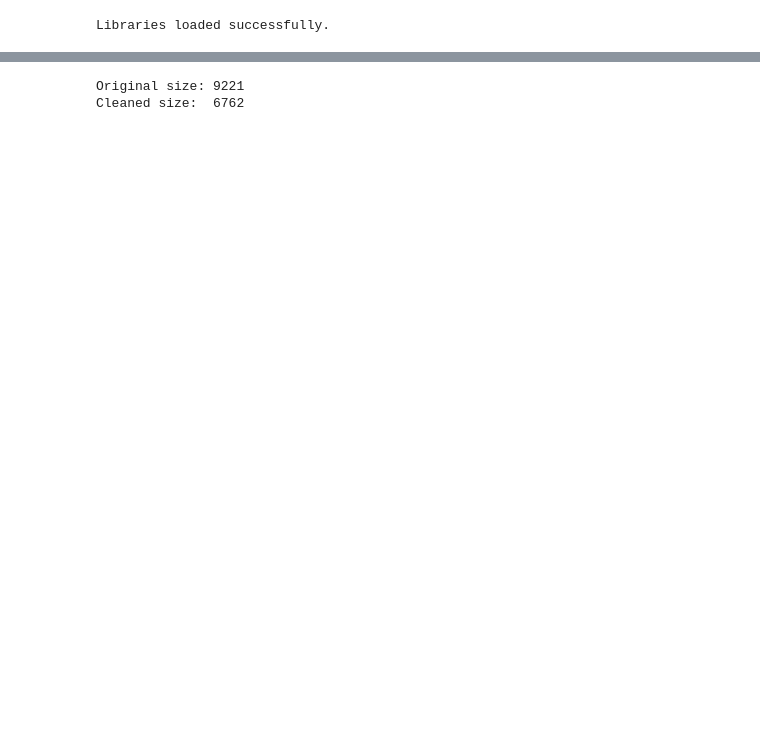
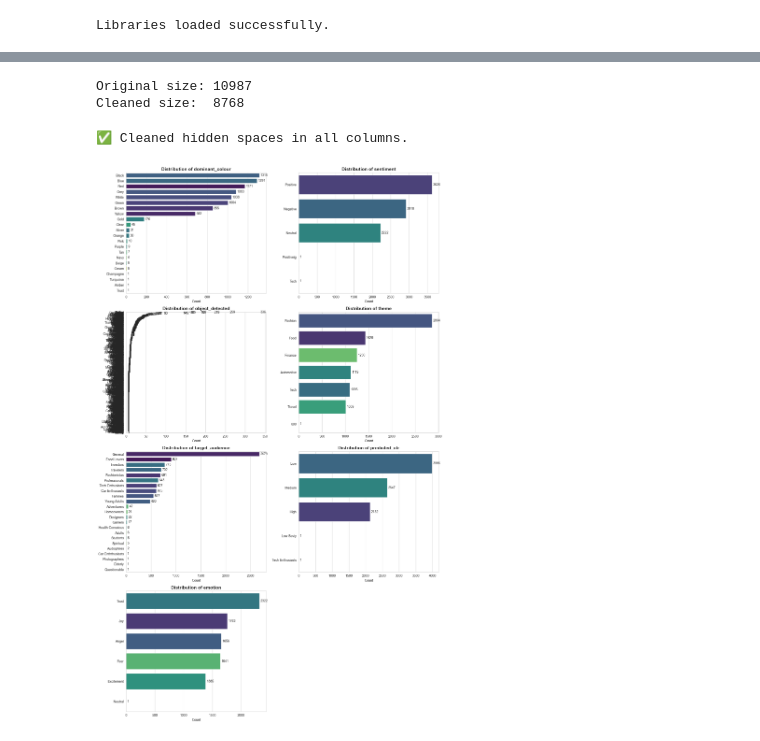
Before and after one commit to root-aj000/multi-model, a Jupyter notebook: _dataset_gen/Data_clean/02.ipynb, the cells around one changed output, grey strips where cells are left out. Drawn from its saved outputs; the diff is of its cells as text; code cells hidden in the pictures; blank space fills up the shorter version.

Commit message:
cleaned data

```diff
--- a/_dataset_gen/Data_clean/02.ipynb
+++ b/_dataset_gen/Data_clean/02.ipynb
@@ -163,8 +58,73 @@ print(f"Original size: {len(df)}")
 print(f"Cleaned size:  {len(df_clean)}")
 
 df = df_clean.reset_index(drop=True)
-
-df = df.drop(columns=['dr'])
 # %% [output]
-Original size: 9221
-Cleaned size:  6762
+Original size: 10987
+Cleaned size:  8768
+# %%
+# 1. Strip whitespace (Removes "Fashion " vs "Fashion")
+df['theme'] = df['theme'].str.strip()
+
+# 2. Optional: Make sure casing is same (e.g. "fashion" -> "Fashion")
+df['theme'] = df['theme'].str.title()
+
+# --- BETTER: Apply this to ALL text columns to be safe ---
+# This loops through every text column and cleans hidden spaces
+for col in df.select_dtypes(include=['object']).columns:
+    if col in df.columns:
+        df[col] = df[col].str.strip().str.title()
+
+print("✅ Cleaned hidden spaces in all columns.")
+# %% [output]
+✅ Cleaned hidden spaces in all columns.
+# %%
+import seaborn as sns
+import matplotlib.pyplot as plt
+import math
+
+# 1. Define the columns you want to plot
+cols_to_plot = [
+    'dominant_colour',
+    'sentiment',
+    'object_detected',
+    'theme',
+    'target_audience',
+    'predicted_ctr',
+    'emotion'
+]
+
+# 2. Setup the Grid (4 rows x 2 columns)
+num_plots = len(cols_to_plot)
+num_cols = 2
+num_rows = math.ceil(num_plots / num_cols)
+
+plt.figure(figsize=(15, 6 * num_rows))  # Adjust height based on number of rows
+sns.set_style("whitegrid")
+
+# 3. Loop through every column and create a chart
+for i, col in enumerate(cols_to_plot):
+    if col in df.columns:
+        plt.subplot(num_rows, num_cols, i + 1)
+
+        # Calculate value counts to sort bars by size
+        order = df[col].value_counts().index
+
+        # Plot Horizontal Bar Chart
+        ax = sns.countplot(data=df, y=col, order=order, palette='viridis', hue=col, legend=False)
+
+        # Add Title and Labels
+        plt.title(f'Distribution of {col}', fontsize=14, fontweight='bold')
+        plt.xlabel('Count')
+        plt.ylabel('')
+
+        # Add numbers at the end of each bar
+        for container in ax.containers:
+            ax.bar_label(container, padding=3)
+    else:
+        print(f"Skipping {col} (Not found in DataFrame)")
+
+# 4. Final Layout Adjustments
+plt.tight_layout()
+plt.show()
+# %% [output]
+[figure, added]
```
Also changed, not shown: parts of 15 cells of this notebook, 2 other files.
